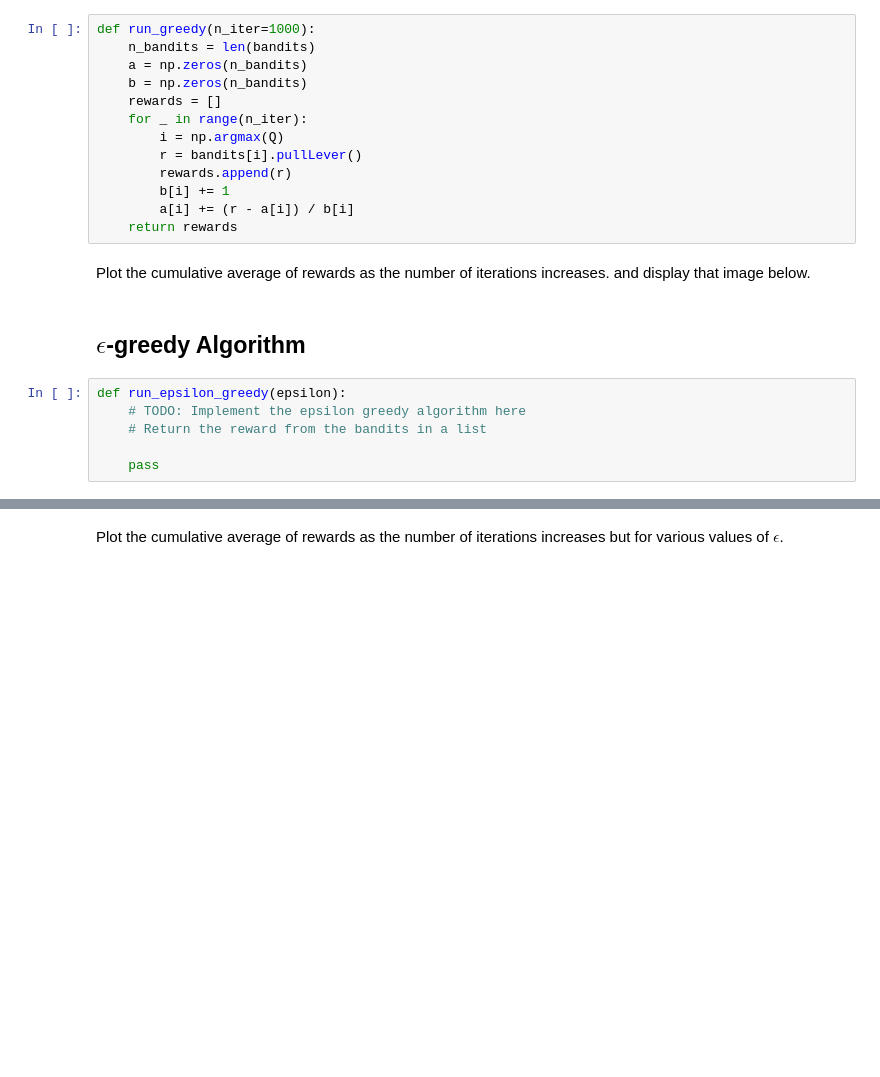
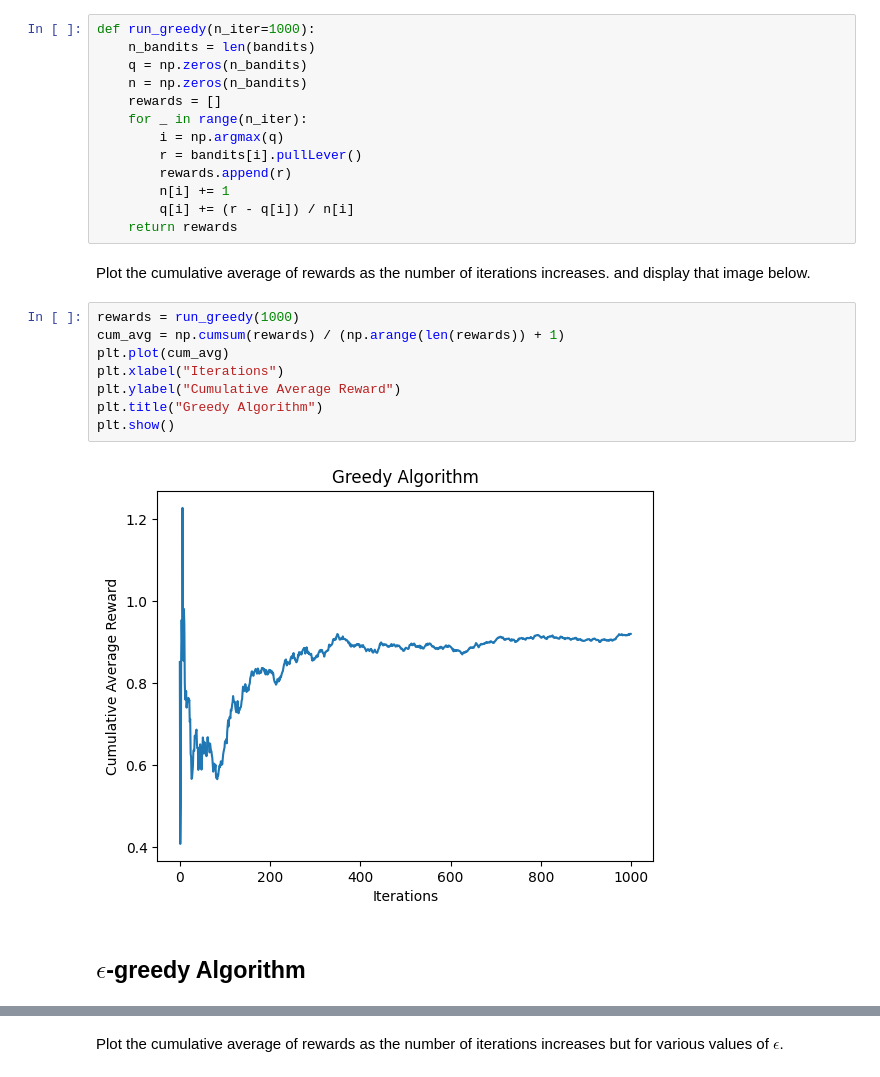
Before and after one commit to akshitajain1528/WIDS-2025-Intro-to-Reinforcement-Learning, a Jupyter notebook: Week 1/work_on_bandits.ipynb, the cells around one changed output, grey strips where cells are left out. Drawn from its saved outputs; the diff is of its cells as text; blank space fills up the shorter version.

```diff
--- a/Week 1/work_on_bandits.ipynb
+++ b/Week 1/work_on_bandits.ipynb
@@ -26,23 +25,27 @@ bandits[0].pullLever()
 # %%
 def run_greedy(n_iter=1000):
     n_bandits = len(bandits)
-    a = np.zeros(n_bandits)
-    b = np.zeros(n_bandits)
+    q = np.zeros(n_bandits)
+    n = np.zeros(n_bandits)
     rewards = []
     for _ in range(n_iter):
-        i = np.argmax(Q)
+        i = np.argmax(q)
         r = bandits[i].pullLever()
         rewards.append(r)
-        b[i] += 1
-        a[i] += (r - a[i]) / b[i]
+        n[i] += 1
+        q[i] += (r - q[i]) / n[i]
     return rewards
 # %% [markdown]
 Plot the cumulative average of rewards as the number of iterations increases. and display that image below.
+# %%
+rewards = run_greedy(1000)
+cum_avg = np.cumsum(rewards) / (np.arange(len(rewards)) + 1)
+plt.plot(cum_avg)
+plt.xlabel("Iterations")
+plt.ylabel("Cumulative Average Reward")
+plt.title("Greedy Algorithm")
+plt.show()
+# %% [output]
+[figure, added]
 # %% [markdown]
 ## $\epsilon$-greedy Algorithm
-# %%
-def run_epsilon_greedy(epsilon):
-    # TODO: Implement the epsilon greedy algorithm here
-    # Return the reward from the bandits in a list
-
-    pass
```
Also changed, not shown: parts of 11 cells of this notebook.
